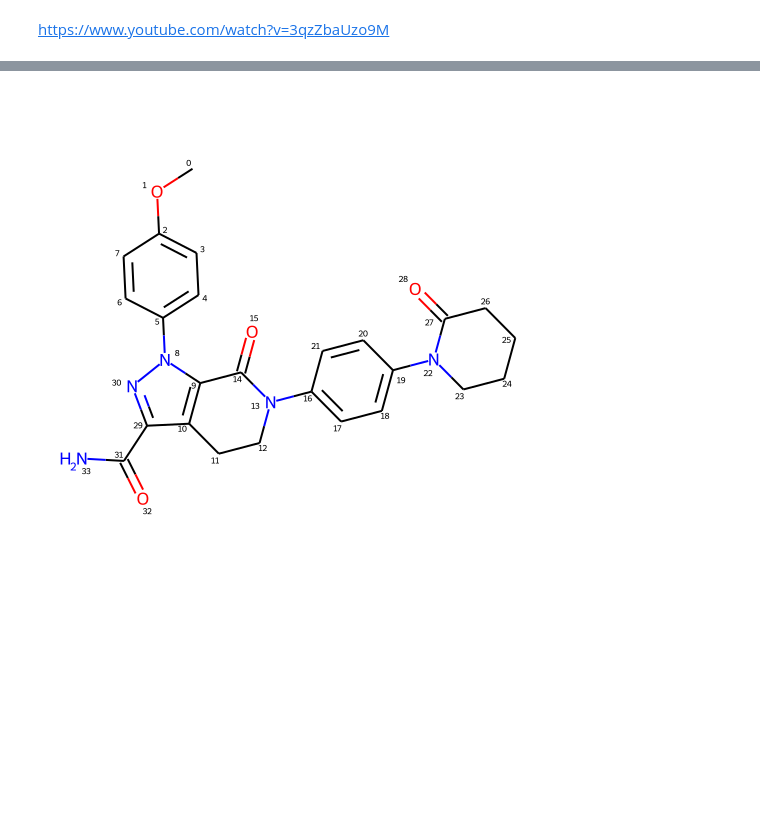
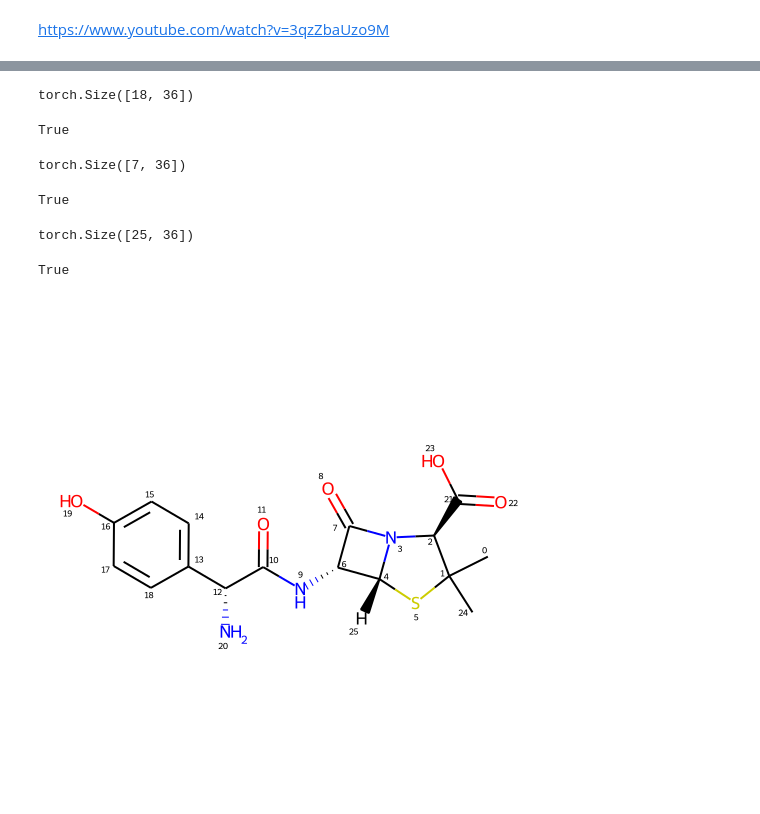
Before and after one commit to mayrf/pkasolver, a Jupyter notebook: examples/useful_tools/Inspect_molecules_for_tests.ipynb, the cells around one changed output, grey strips where cells are left out. Cells and saved outputs as stored; diff of their text form; code cells hidden in the pictures; blank space fills up the shorter version.

Commit message:
smarts tests finished

```diff
--- a/examples/useful_tools/Inspect_molecules_for_tests.ipynb
+++ b/examples/useful_tools/Inspect_molecules_for_tests.ipynb
@@ -57,4 +37,69 @@ feat_tensor_to_df(lst, node_feat_list, node_feat_values)
-# %%
-apixaban
-# %% [output]
-[figure, removed]
+# %%
+sds = Chem.MolFromSmiles('CCCCCCCCCCCCOS(=O)(=O)[O-].[Na+]')
+mol = sds
+mol_nodes = make_nodes(mol, 33, make_features_dicts(NODE_FEATURES, node_feat_list))
+print(mol_nodes.shape)
+
+test_nodes =torch.zeros((mol_nodes.shape))
+test_nodes[12:17,0] = 1
+test_nodes[0:12,32] = 1
+test_nodes[12,33] = 1
+test_nodes[14:17,33] = 1
+
+torch.equal(test_nodes, mol_nodes)
+# %% [output]
+torch.Size([18, 36])
+True
+# %%
+taurin = Chem.MolFromSmiles('C(CS(=O)(=O)O)N')
+mol = taurin
+mol_nodes = make_nodes(mol, 5, make_features_dicts(NODE_FEATURES, node_feat_list))
+print(mol_nodes.shape)
+
+test_nodes =torch.zeros((mol_nodes.shape[0],1))
+test_nodes[1:6] = 1
+
+torch.equal(mol_nodes[:,1:2], test_nodes)
+# %% [output]
+torch.Size([7, 36])
+True
+# %%
+Amoxicillin = Chem.MolFromSmiles('CC1([C@@H](N2[C@H](S1)[C@@H](C2=O)NC(=O)[C@@H](C3=CC=C(C=C3)O)N)C(=O)O)C')
+mol = Amoxicillin
+mol_nodes = make_nodes(mol, 23, make_features_dicts(NODE_FEATURES, node_feat_list))
+print(mol_nodes.shape)
+
+test_nodes =torch.zeros((mol_nodes.shape))
+test_nodes[21:24,6] = 1
+test_nodes[16,16] = 1
+test_nodes[19,16] = 1
+test_nodes[3,24] = 1
+test_nodes[6:13,24] = 1
+test_nodes[2,25] = 1
+test_nodes[21:24,25] = 1
+test_nodes[12,29] = 1
+test_nodes[20,29] = 1
+test_nodes[0,32] = 1
+test_nodes[2,32] = 1
+test_nodes[4,32] = 1
+test_nodes[6,32] = 1
+test_nodes[12,32] = 1
+test_nodes[24,32] = 1
+test_nodes[3,33] = 1
+test_nodes[5,33] = 1
+test_nodes[8:12,33] = 1
+test_nodes[19:24,33] = 1
+test_nodes[9,34] = 1
+test_nodes[19:21,34] = 1
+test_nodes[23,34] = 1
+
+
+torch.equal(test_nodes, mol_nodes)
+# %% [output]
+torch.Size([25, 36])
+True
+# %%
+display(mol)
+feat_tensor_to_df(mol_nodes, node_feat_list, node_feat_values)
+# %% [output]
+[figure, added]
```
Also changed, not shown: parts of 5 cells of this notebook, 3 other files.
